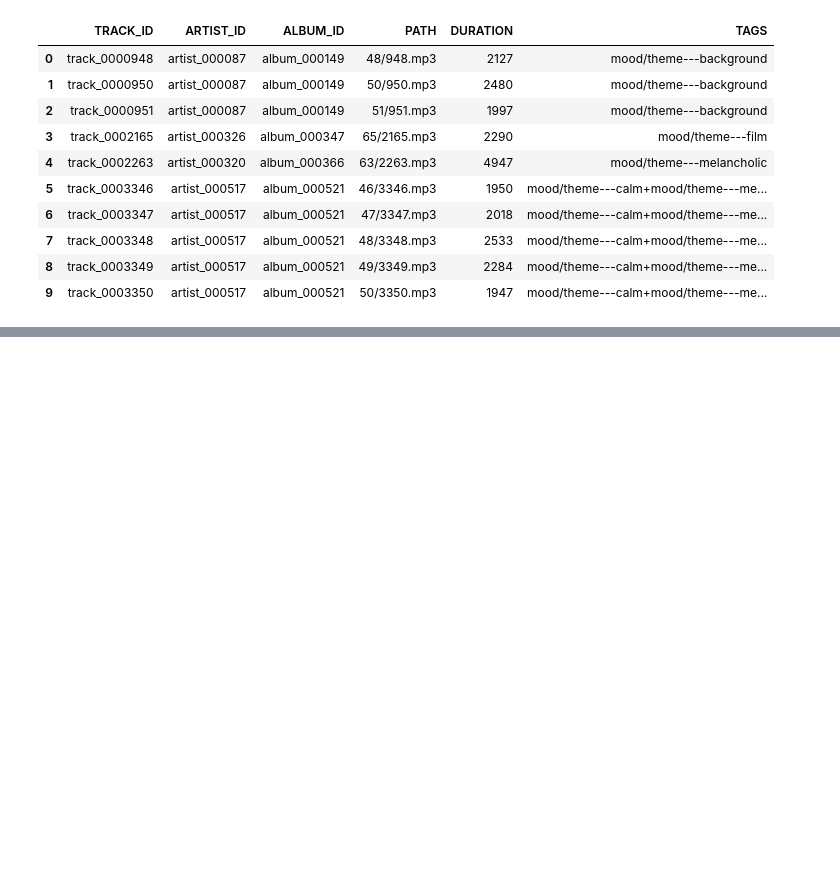
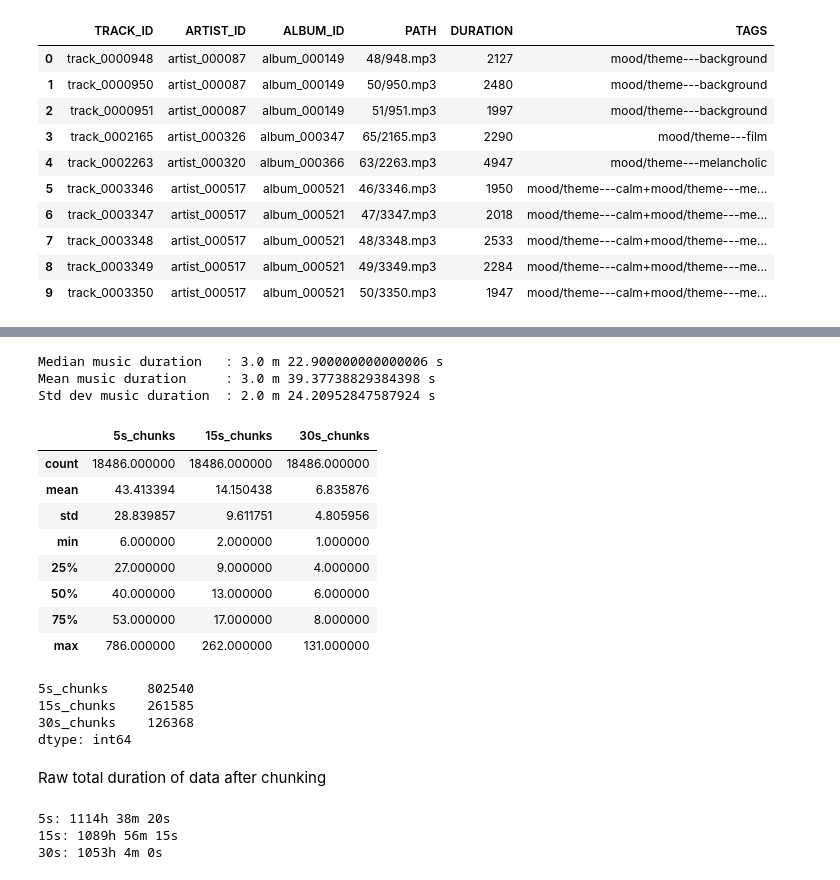
Before and after one commit to hugoalfedoputra/mudelling, a Jupyter notebook: prep/eda.ipynb, the cells around one changed output, grey strips where cells are left out. Saved outputs shown, nothing was run; the diff lists cells and outputs as text; code cells hidden in the pictures; blank space fills up the shorter version.

```diff
--- a/prep/eda.ipynb
+++ b/prep/eda.ipynb
@@ -42,0 +47,2 @@ print(np.average(np.abs(ref_mine - model_mine)))
+# %%
+MELSPEC_CHUNK_LENGTHS = [5, 15, 30]
@@ -62,0 +115,42 @@ df[df.eq("00/985000.mp3").any(axis=1)]
+# %%
+print("Median music duration\t:", (df["DURATION"].median()) // 60, "m", (df["DURATION"].median()) % 60, "s")
+print("Mean music duration\t:", (df["DURATION"].mean()) // 60, "m", (df["DURATION"].mean()) % 60, "s")
+print("Std dev music duration\t:", (df["DURATION"].std()) // 60, "m", (df["DURATION"].std()) % 60, "s")
+# %% [output]
+Median music duration   : 3.0 m 22.900000000000006 s
+Mean music duration     : 3.0 m 39.37738829384398 s
+Std dev music duration  : 2.0 m 24.20952847587924 s
+# %%
+mcls = pd.DataFrame(columns=[f"{i}s_chunks" for i in MELSPEC_CHUNK_LENGTHS])
+for i in MELSPEC_CHUNK_LENGTHS:
+    mcls[f"{i}s_chunks"] = df["DURATION"].apply(lambda x: x // i)
+    mcls[f"{i}s_chunks"] = mcls[f"{i}s_chunks"].astype(dtype="int32")
+
+mcls.describe()
+# %% [output]
+|  | 5s_chunks | 15s_chunks | 30s_chunks |
+| count | 18486.000000 | 18486.000000 | 18486.000000 |
+| mean | 43.413394 | 14.150438 | 6.835876 |
+| std | 28.839857 | 9.611751 | 4.805956 |
+| min | 6.000000 | 2.000000 | 1.000000 |
+| 25% | 27.000000 | 9.000000 | 4.000000 |
+| 50% | 40.000000 | 13.000000 | 6.000000 |
+| 75% | 53.000000 | 17.000000 | 8.000000 |
+| max | 786.000000 | 262.000000 | 131.000000 |
+# %%
+mcls.sum()
+# %% [output]
+5s_chunks     802540
+15s_chunks    261585
+30s_chunks    126368
+dtype: int64
+# %% [markdown]
+Raw total duration of data after chunking
+# %%
+for i, msum in enumerate(mcls.sum()):
+    tds = msum * MELSPEC_CHUNK_LENGTHS[i] # tds = total data in seconds
+    print(f"{MELSPEC_CHUNK_LENGTHS[i]}s: {tds // 60 // 60}h {(tds // 60) % 60}m {tds % 60}s")
+# %% [output]
+5s: 1114h 38m 20s
+15s: 1089h 56m 15s
+30s: 1053h 4m 0s
```
Also changed, not shown: parts of 16 cells of this notebook, 10 other files.
